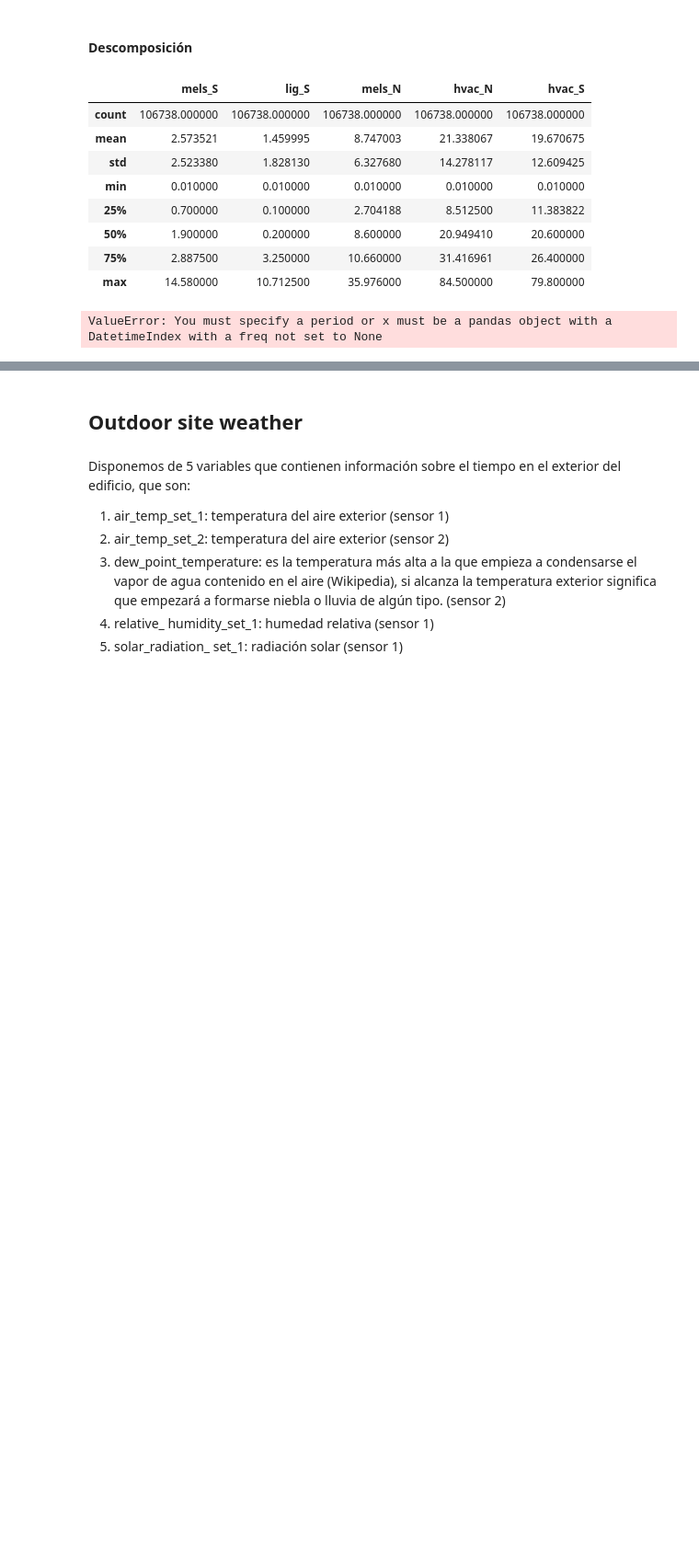
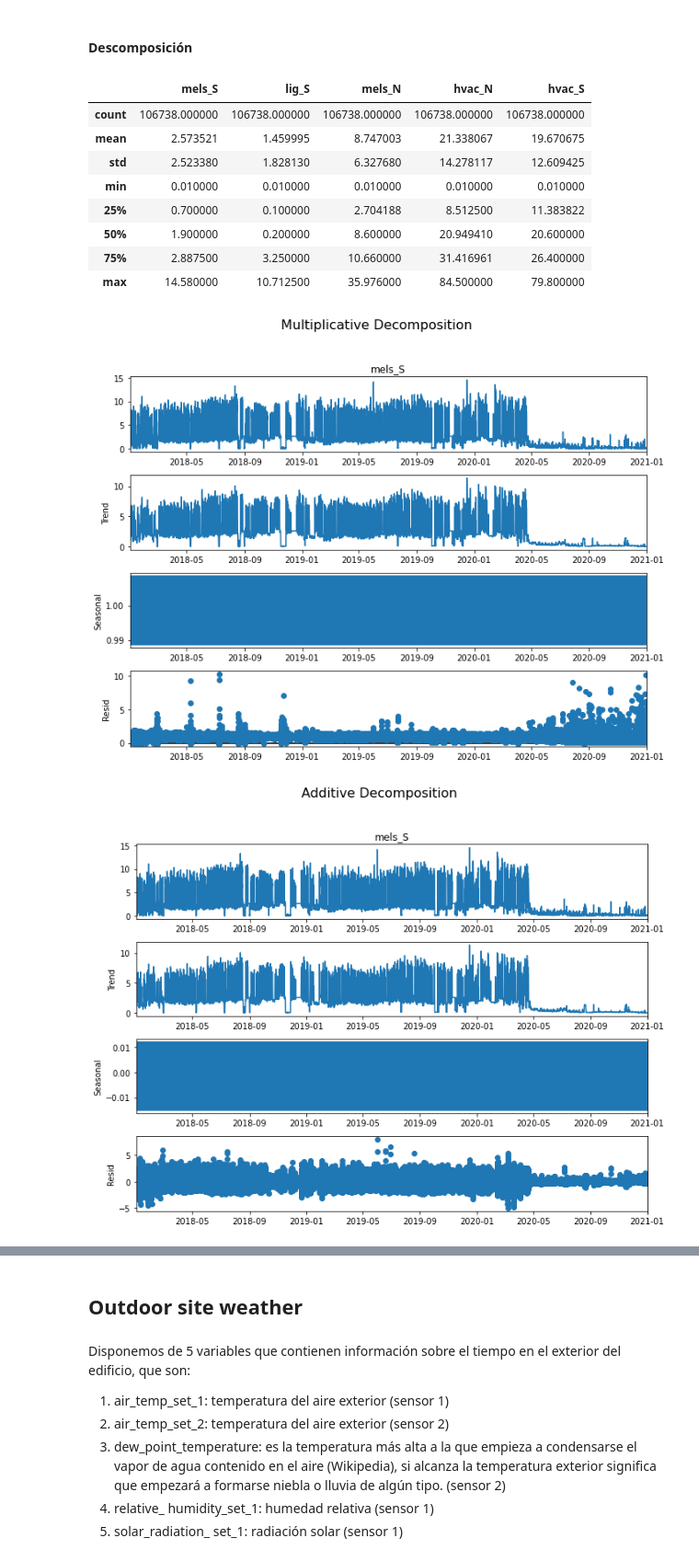
Before and after one commit to maaguado/time-series-building59, a Jupyter notebook: Inicial.ipynb, the cells around one changed output, grey strips where cells are left out. Shown at 92% size. Saved outputs shown, nothing was run; the diff lists cells and outputs as text; code cells hidden in the pictures; blank space fills up the shorter version.

Commit message:
Comenzado análisis: trend, seasonality

```diff
--- a/Inicial.ipynb
+++ b/Inicial.ipynb
@@ -411,7 +411,7 @@ A continuación iremos estudiando para cada una de las variables presentes en es
 # %% [markdown]
 #### Descomposición
 # %%
-#energy_use= energy_use.set_index('date')
+energy_use= energy_use.set_index('date')
 # %%
 energy_use= energy_use.clip(lower=0.01)
 # %%
@@ -430,15 +430,15 @@ energy_use.describe()
 from statsmodels.tsa.seasonal import seasonal_decompose
 from dateutil.parser import parse
 
-def mostrar_descomp(df, variable):
+def mostrar_descomp(df, variable, period):
     # Multiplicative Decomposition
-    multiplicative_decomposition = seasonal_decompose(df[variable], model='multiplicative' )
+    multiplicative_decomposition = seasonal_decompose(df[variable], model='multiplicative', period = period)
 
     # Additive Decomposition
-    additive_decomposition = seasonal_decompose(df['Number of Passengers'], model='additive')
+    additive_decomposition = seasonal_decompose(df[variable], model='additive', period = period)
 
     # Plot
-    plt.rcParams.update({'figure.figsize': (16,12)})
+    plt.rcParams.update({'figure.figsize': (10,8)})
     multiplicative_decomposition.plot().suptitle('Multiplicative Decomposition', fontsize=16)
     plt.tight_layout(rect=[0, 0.03, 1, 0.95])
 
@@ -446,7 +446,8 @@ def mostrar_descomp(df, variable):
     plt.tight_layout(rect=[0, 0.03, 1, 0.95])
 
     plt.show()
-# %%
-mostrar_descomp(energy_use, energy_use.columns[0])
-# %% [output]
-ValueError: You must specify a period or x must be a pandas object with a DatetimeIndex with a freq not set to None
+# %%
+mostrar_descomp(energy_use, 'mels_S', 36)
+# %% [output]
+[figure, added]
+[figure, added]
```
Also changed, not shown: parts of 3 cells of this notebook, 2 other files.
